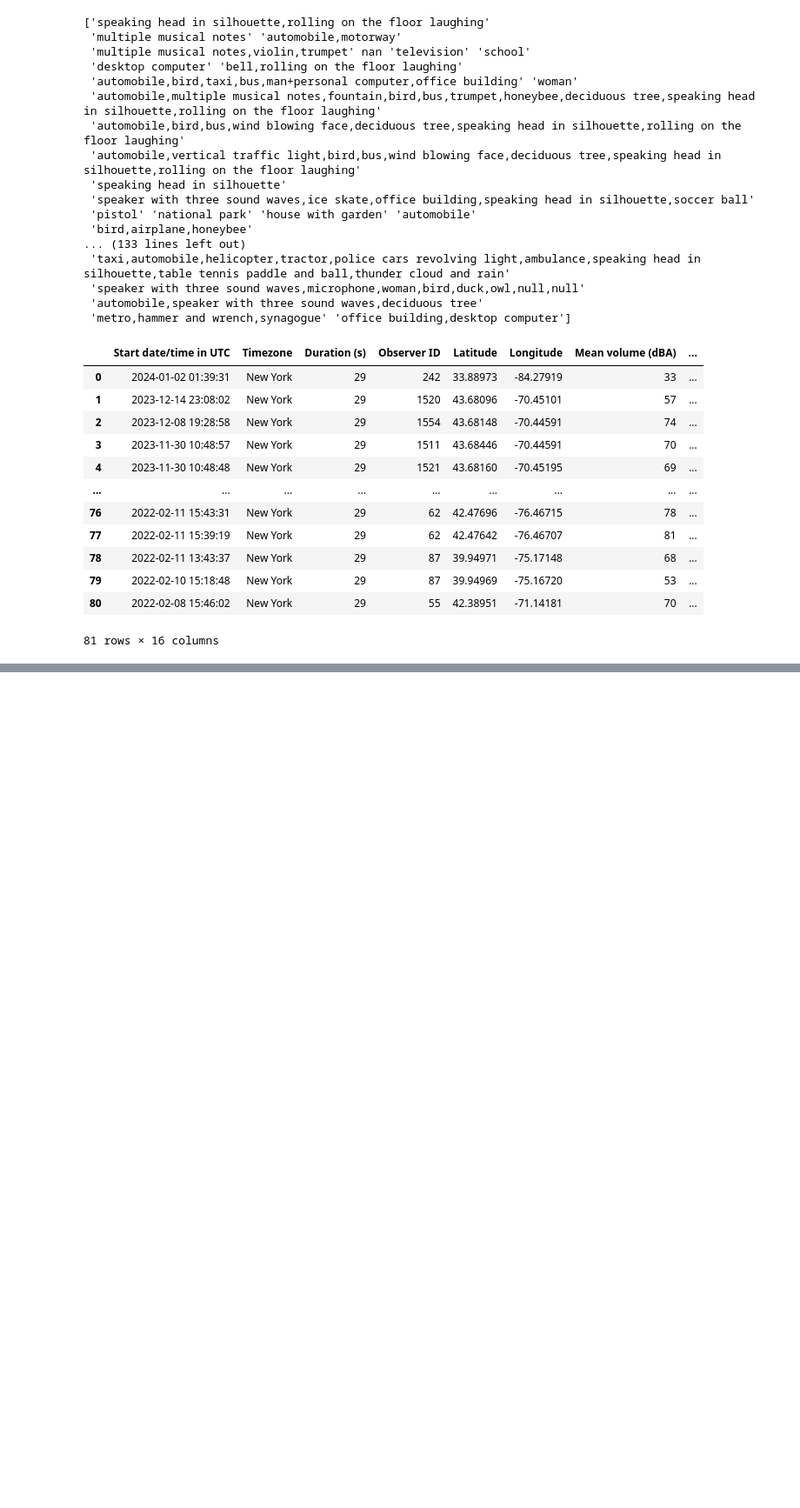
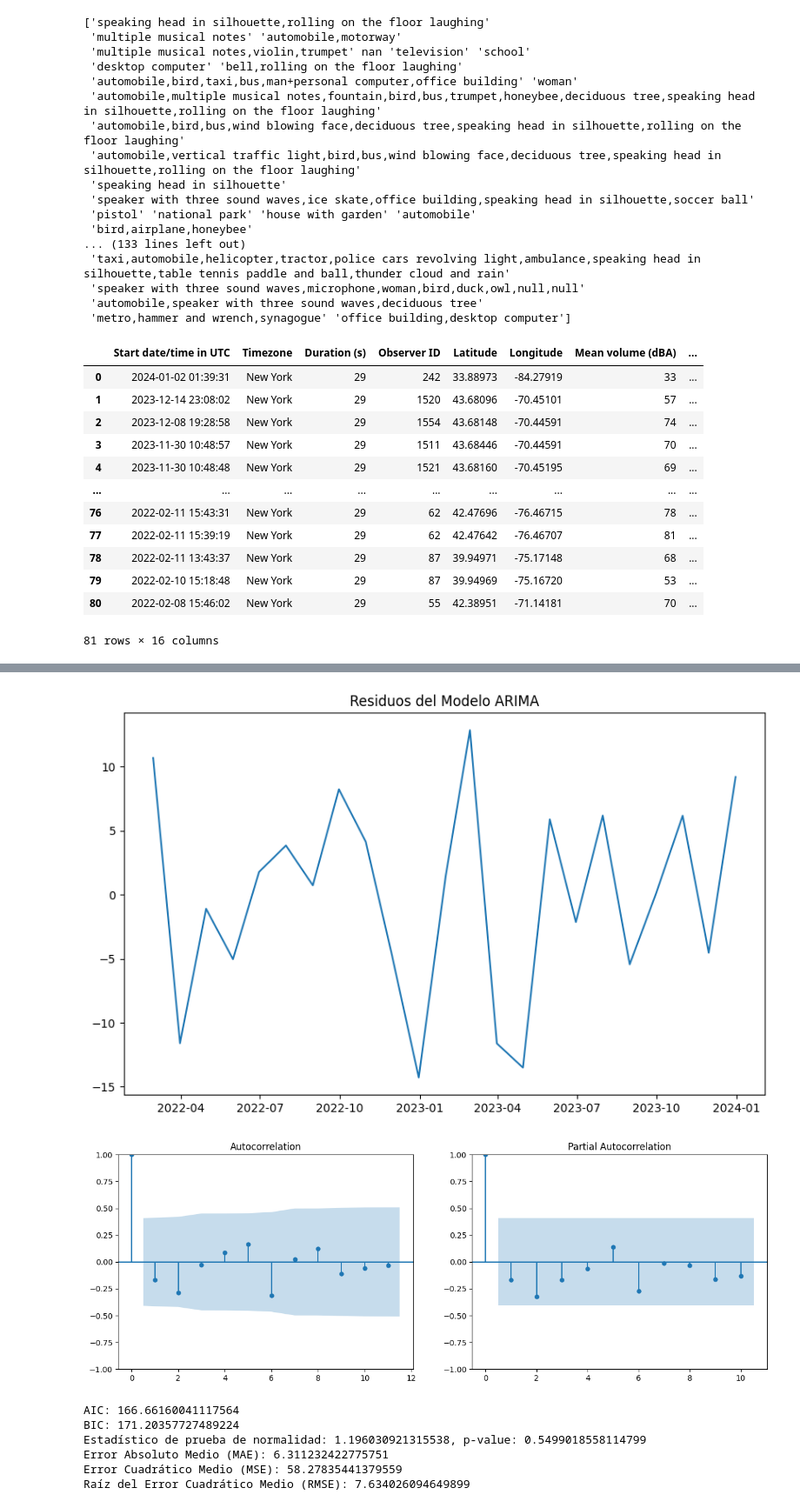
Before and after one commit to alexxcode/NYC-Taxis-CO2, a Jupyter notebook: api_ruido.ipynb, the cells around one changed output, grey strips where cells are left out. Shown at 87% size. Cells and saved outputs as stored; diff of their text form; code cells hidden in the pictures; blank space fills up the shorter version.

```diff
--- a/api_ruido.ipynb
+++ b/api_ruido.ipynb
@@ -137,0 +376,51 @@ df
+# %%
+from statsmodels.graphics.tsaplots import plot_acf, plot_pacf
+from scipy.stats import normaltest
+import matplotlib.pyplot as plt
+
+# Extraer los residuos del modelo ajustado
+residuals = modelo_ajustado.resid
+
+# Realizar un test de normalidad en los residuos
+stat, p = normaltest(residuals)
+
+# Calcular métricas de error
+mae = np.mean(np.abs(residuals))
+mse = np.mean(residuals**2)
+rmse = np.sqrt(mse)
+
+# Visualización de los residuos y sus ACF y PACF
+plt.figure(figsize=(10,6))
+plt.plot(residuals)
+plt.title('Residuos del Modelo ARIMA')
+plt.show()
+
+# Limitar los retrasos a la mitad del tamaño de la muestra para la trama PACF.
+lags_pacf = len(residuals) // 2 - 1
+
+# Trama ACF y PACF de los residuos con el número correcto de retrasos
+fig, ax = plt.subplots(1,2,figsize=(15,5))
+plot_acf(residuals, ax=ax[0])
+plot_pacf(residuals, ax=ax[1], lags=lags_pacf)
+plt.show()
+
+# Mostrar el AIC y el BIC del modelo ajustado
+print(f"AIC: {modelo_ajustado.aic}")
+print(f"BIC: {modelo_ajustado.bic}")
+
+# Mostrar los resultados del test de normalidad
+print(f"Estadístico de prueba de normalidad: {stat}, p-value: {p}")
+
+# Mostrar las métricas de error
+print(f"Error Absoluto Medio (MAE): {mae}")
+print(f"Error Cuadrático Medio (MSE): {mse}")
+print(f"Raíz del Error Cuadrático Medio (RMSE): {rmse}")
+# %% [output]
+[figure, added]
+[figure, added]
+AIC: 166.66160041117564
+BIC: 171.20357727489224
+Estadístico de prueba de normalidad: 1.196030921315538, p-value: 0.5499018558114799
+Error Absoluto Medio (MAE): 6.311232422775751
+Error Cuadrático Medio (MSE): 58.27835441379559
+Raíz del Error Cuadrático Medio (RMSE): 7.634026094649899
```
Also changed, not shown: parts of 22 cells of this notebook.
